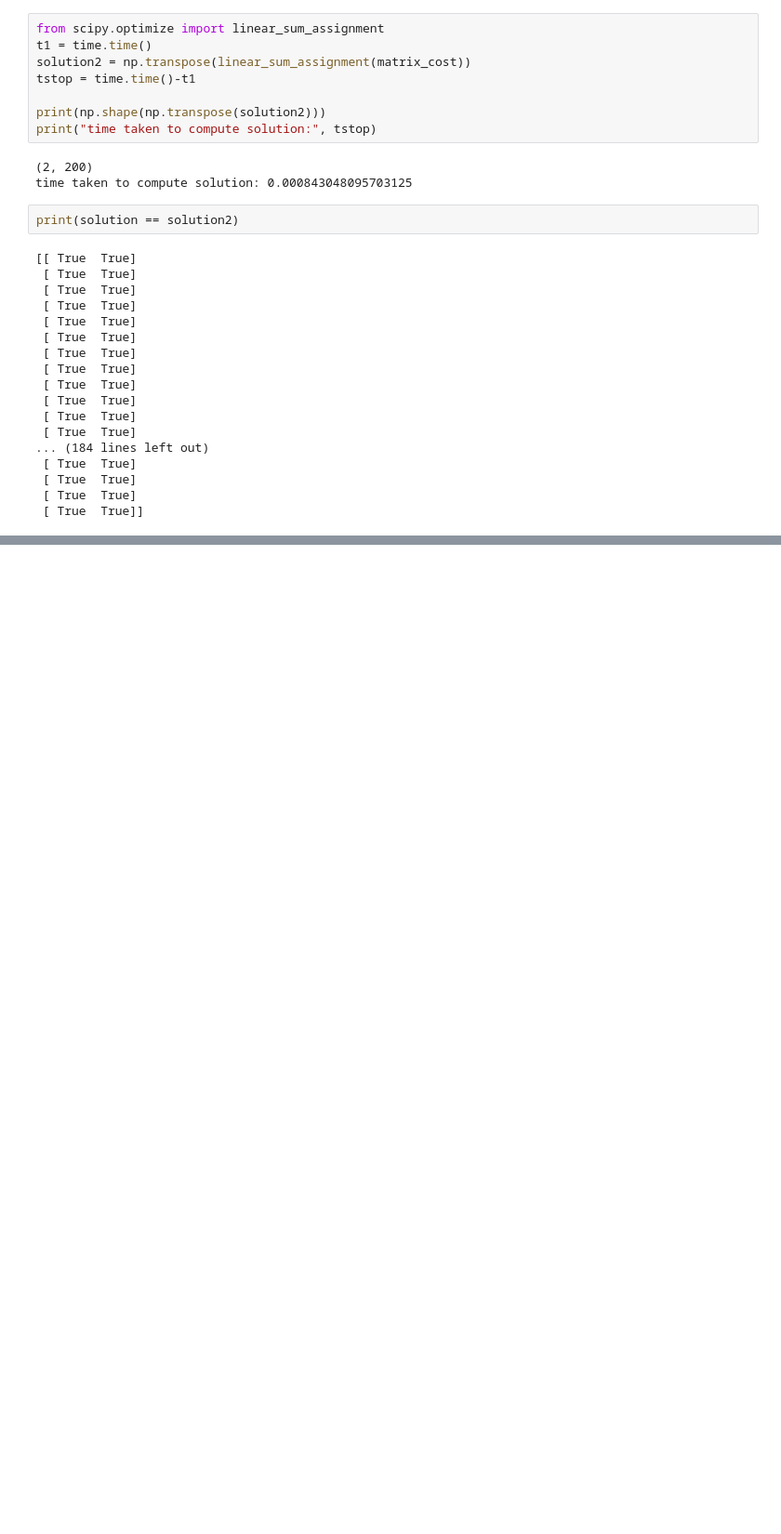
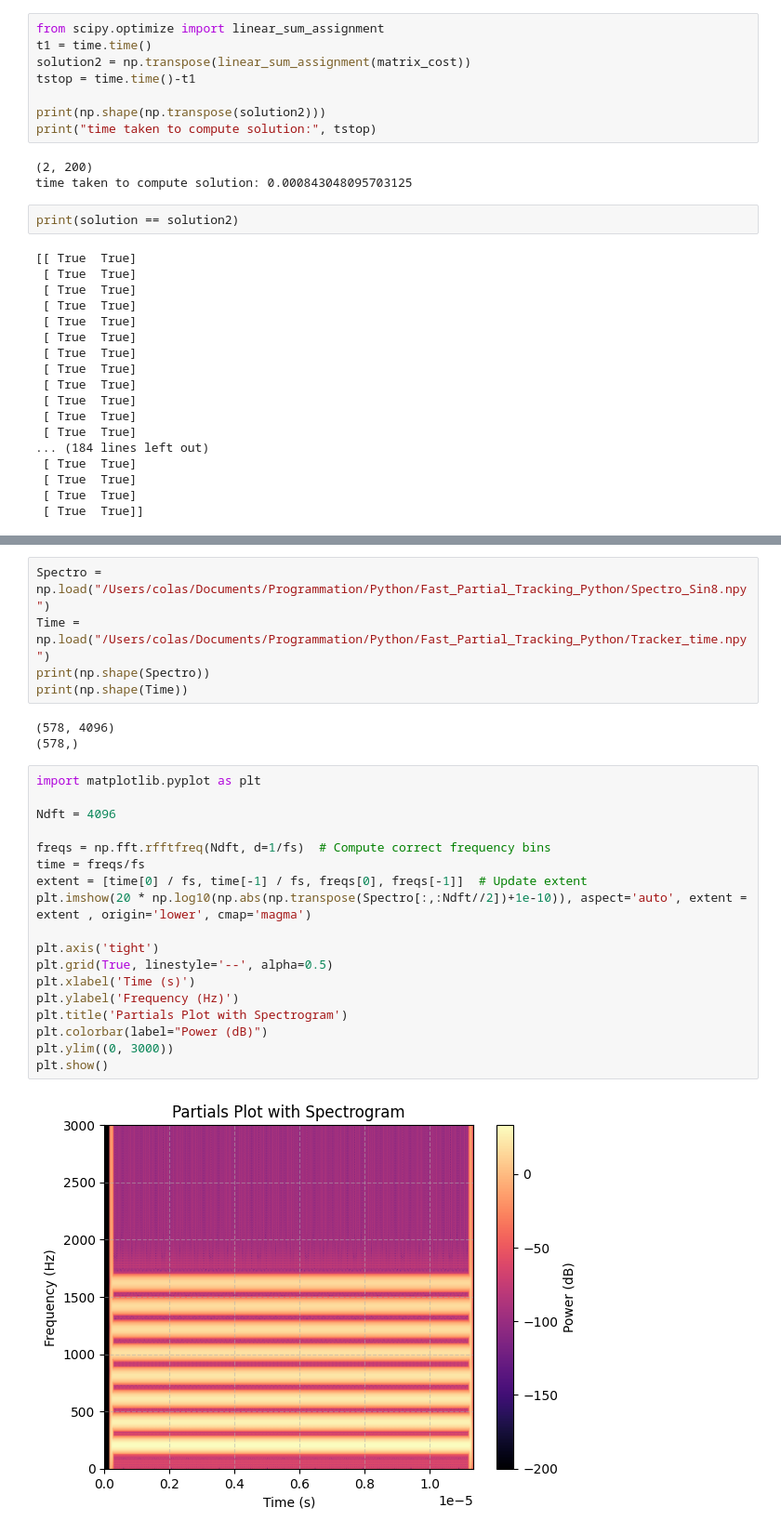
Before and after one commit to BJCOLAS/fast-partial-tracking, a Jupyter notebook: testNotebook.ipynb, the cells around one changed output, grey strips where cells are left out. Shown at 93% size. Saved outputs shown, nothing was run; the diff lists cells and outputs as text; blank space fills up the shorter version.

Commit message:
1st version of the partial tracking almost working as matlab

```diff
--- a/testNotebook.ipynb
+++ b/testNotebook.ipynb
@@ -128,0 +140,28 @@ n_center = (self.N - (self.N % 2)) // 2
+# %%
+Spectro = np.load("/Users/colas/Documents/Programmation/Python/Fast_Partial_Tracking_Python/Spectro_Sin8.npy")
+Time = np.load("/Users/colas/Documents/Programmation/Python/Fast_Partial_Tracking_Python/Tracker_time.npy")
+print(np.shape(Spectro))
+print(np.shape(Time))
+# %% [output]
+(578, 4096)
+(578,)
+# %%
+import matplotlib.pyplot as plt
+
+Ndft = 4096
+
+freqs = np.fft.rfftfreq(Ndft, d=1/fs)  # Compute correct frequency bins
+time = freqs/fs
+extent = [time[0] / fs, time[-1] / fs, freqs[0], freqs[-1]]  # Update extent
+plt.imshow(20 * np.log10(np.abs(np.transpose(Spectro[:,:Ndft//2])+1e-10)), aspect='auto', extent = extent , origin='lower', cmap='magma')
+
+plt.axis('tight')
+plt.grid(True, linestyle='--', alpha=0.5)
+plt.xlabel('Time (s)')
+plt.ylabel('Frequency (Hz)')
+plt.title('Partials Plot with Spectrogram')
+plt.colorbar(label="Power (dB)")
+plt.ylim((0, 3000))
+plt.show()
+# %% [output]
+[figure, added]
```
Also changed, not shown: parts of 4 cells of this notebook, 10 other files.
